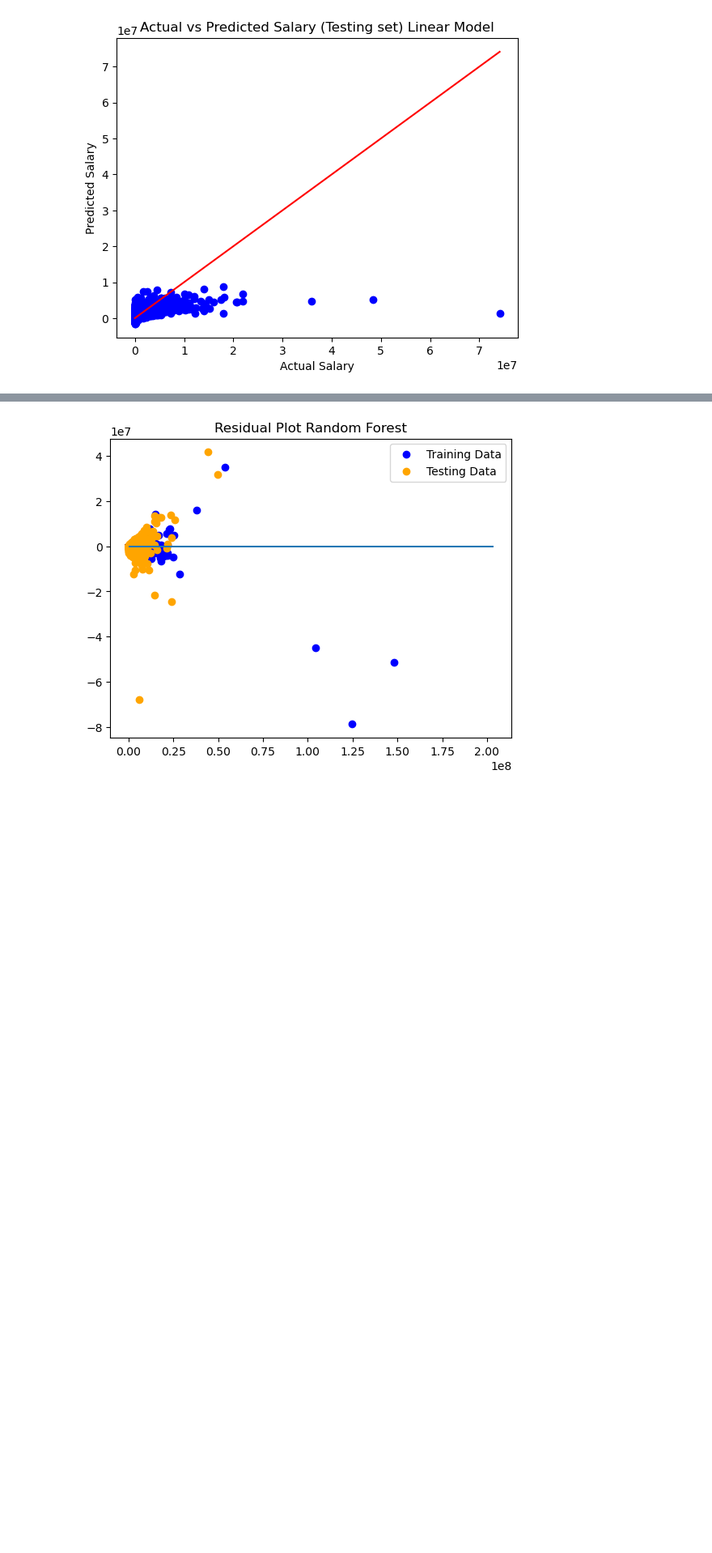
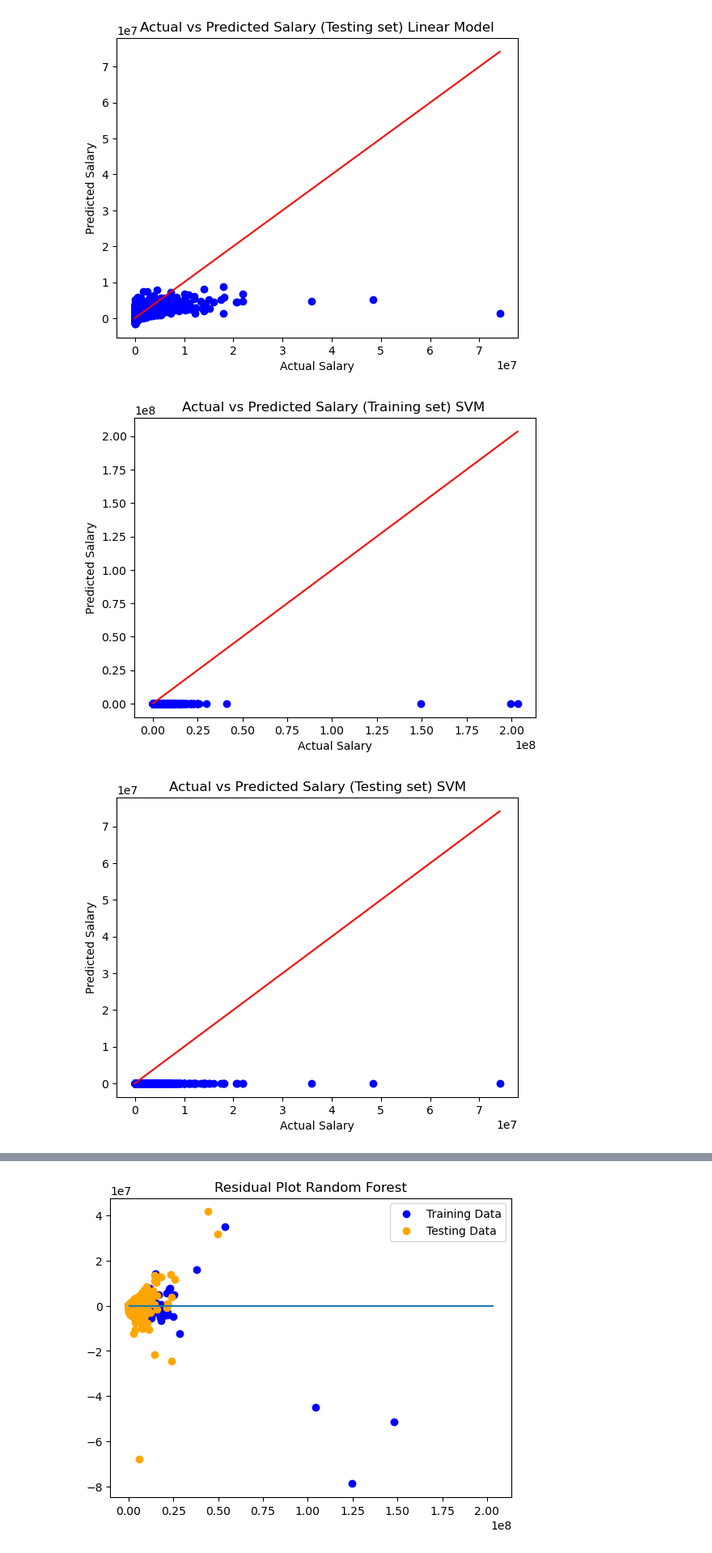
Before and after one commit to Abdelrahman-Magdii/ML, a Jupyter notebook: Project.ipynb, the cells around one changed output, grey strips where cells are left out. Shown: that part at 81% size. Drawn from its saved outputs; the diff is of its cells as text; code cells hidden in the pictures; blank space fills up the shorter version.

```diff
--- a/Project.ipynb
+++ b/Project.ipynb
@@ -140,3 +138,7 @@ print("${:,.02f}".format(error))
 $1,189,759.99
 # %% [markdown]
 ## SVM
+# %%
+from sklearn.svm import SVR
+svr_model = SVR(kernel='linear')  # Using linear kernel for simplicity
+svr_model.fit(X_train, Y_train)
@@ -193,6 +207,23 @@ plt.show()
 # %% [output]
 [figure]
 [figure]
+# %%
+plt.scatter(Y_train, svr_model.predict(X_train), color='blue')
+plt.plot([min(Y_train), max(Y_train)], [min(Y_train), max(Y_train)], color='red', linestyle='-')
+plt.title('Actual vs Predicted Salary (Training set) SVM ')
+plt.xlabel('Actual Salary')
+plt.ylabel('Predicted Salary')
+plt.show()
+
+plt.scatter(Y_test, svr_model.predict(X_test), color='blue')
+plt.plot([min(Y_test), max(Y_test)], [min(Y_test), max(Y_test)], color='red', linestyle='-')
+plt.title('Actual vs Predicted Salary (Testing set) SVM')
+plt.xlabel('Actual Salary')
+plt.ylabel('Predicted Salary')
+plt.show()
+# %% [output]
+[figure, added]
+[figure, added]
 # %%
 plt.scatter(regressor.predict(X_train), regressor.predict(X_train) - Y_train, c="blue", label="Training Data")
 plt.scatter(regressor.predict(X_test), regressor.predict(X_test) - Y_test, c="orange", label="Testing Data")
```
Also changed, not shown: parts of 9 cells of this notebook.
